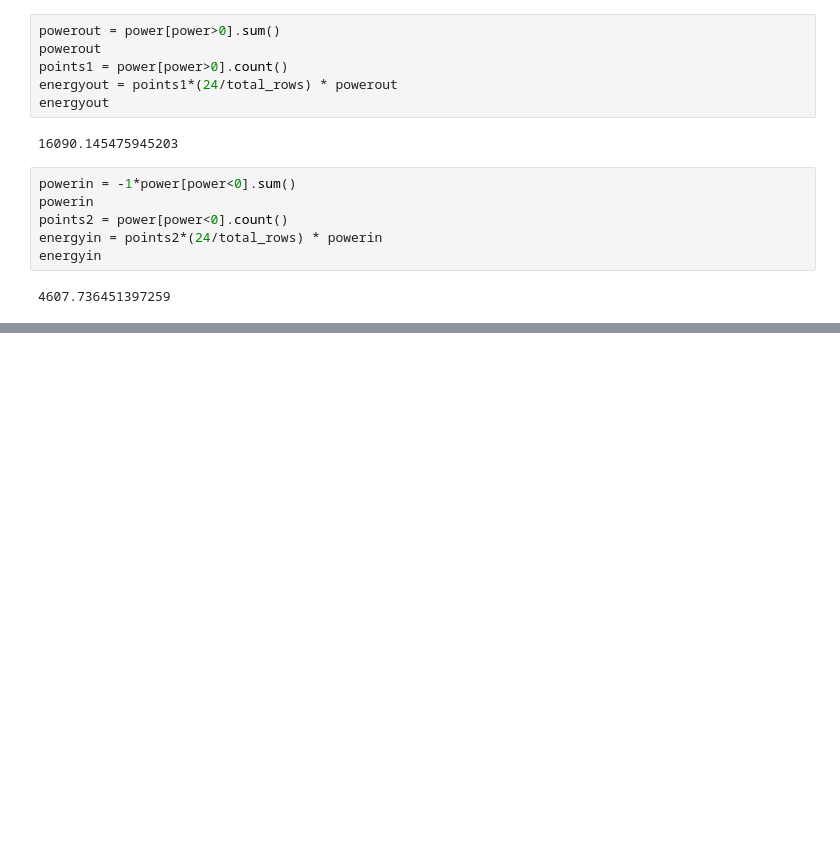
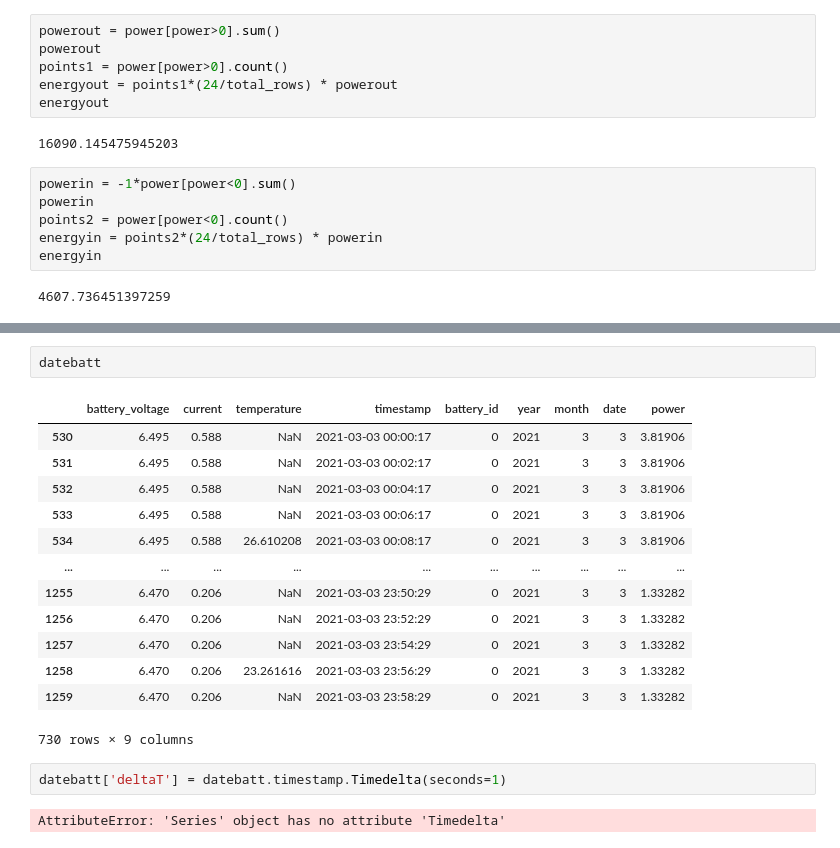
Before and after one commit to nishanknavelkar/Bbox, a Jupyter notebook: test.ipynb, the cells around one changed output, grey strips where cells are left out. Saved outputs shown, nothing was run; the diff lists cells and outputs as text; blank space fills up the shorter version.

```diff
--- a/test.ipynb
+++ b/test.ipynb
@@ -155,0 +156,20 @@ energyin
+# %%
+datebatt
+# %% [output]
+|  | battery_voltage | current | temperature | timestamp | battery_id | year | month | date | power |
+| 530 | 6.495 | 0.588 | NaN | 2021-03-03 00:00:17 | 0 | 2021 | 3 | 3 | 3.81906 |
+| 531 | 6.495 | 0.588 | NaN | 2021-03-03 00:02:17 | 0 | 2021 | 3 | 3 | 3.81906 |
+| 532 | 6.495 | 0.588 | NaN | 2021-03-03 00:04:17 | 0 | 2021 | 3 | 3 | 3.81906 |
+| 533 | 6.495 | 0.588 | NaN | 2021-03-03 00:06:17 | 0 | 2021 | 3 | 3 | 3.81906 |
+| 534 | 6.495 | 0.588 | 26.610208 | 2021-03-03 00:08:17 | 0 | 2021 | 3 | 3 | 3.81906 |
+| ... | ... | ... | ... | ... | ... | ... | ... | ... | ... |
+| 1255 | 6.470 | 0.206 | NaN | 2021-03-03 23:50:29 | 0 | 2021 | 3 | 3 | 1.33282 |
+| 1256 | 6.470 | 0.206 | NaN | 2021-03-03 23:52:29 | 0 | 2021 | 3 | 3 | 1.33282 |
+| 1257 | 6.470 | 0.206 | NaN | 2021-03-03 23:54:29 | 0 | 2021 | 3 | 3 | 1.33282 |
+| 1258 | 6.470 | 0.206 | 23.261616 | 2021-03-03 23:56:29 | 0 | 2021 | 3 | 3 | 1.33282 |
+| 1259 | 6.470 | 0.206 | NaN | 2021-03-03 23:58:29 | 0 | 2021 | 3 | 3 | 1.33282 |
+730 rows × 9 columns
+# %%
+datebatt['deltaT'] = datebatt.timestamp.Timedelta(seconds=1)
+# %% [output]
+AttributeError: 'Series' object has no attribute 'Timedelta'
```
Also changed, not shown: parts of 2 cells of this notebook, 3 other files.
